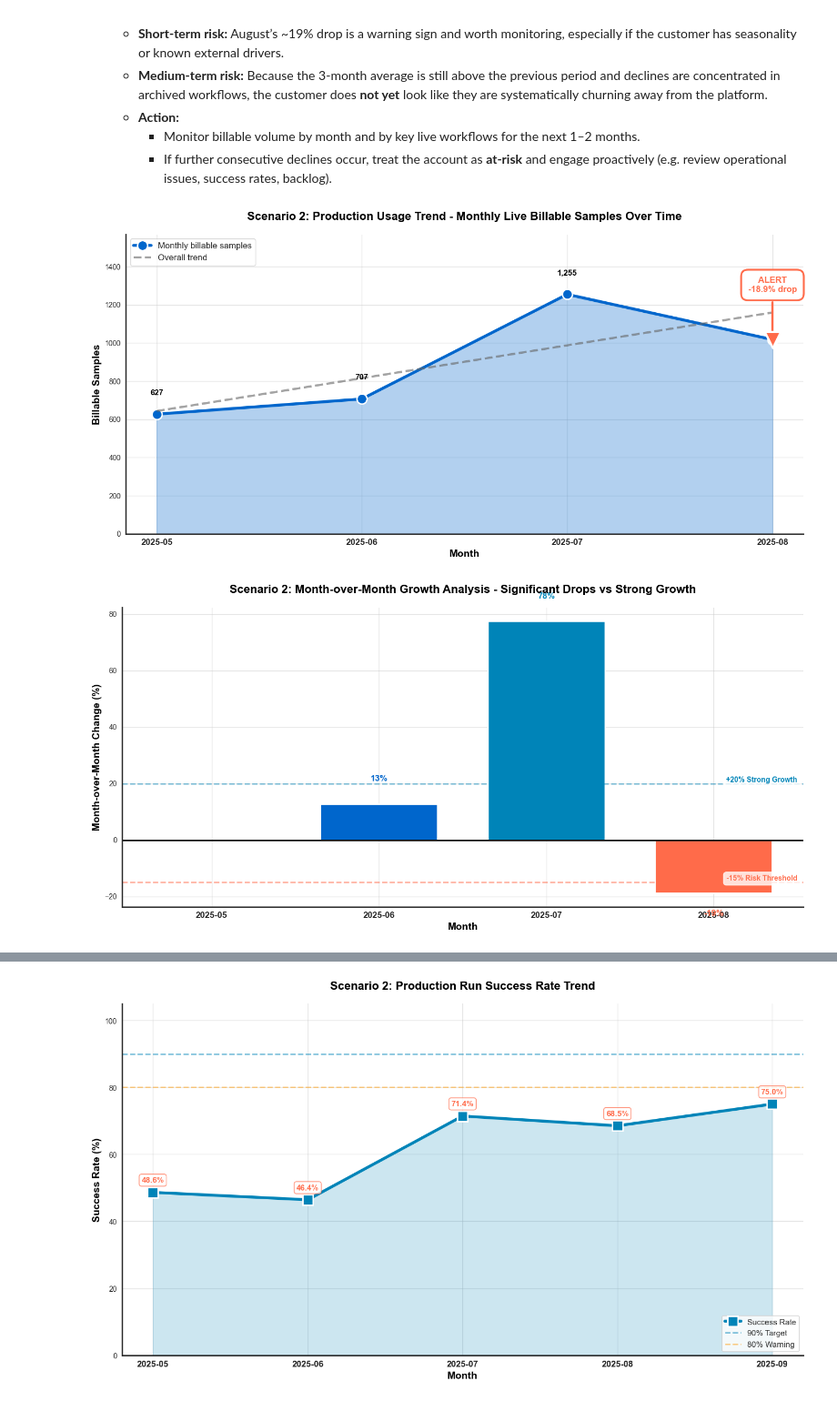
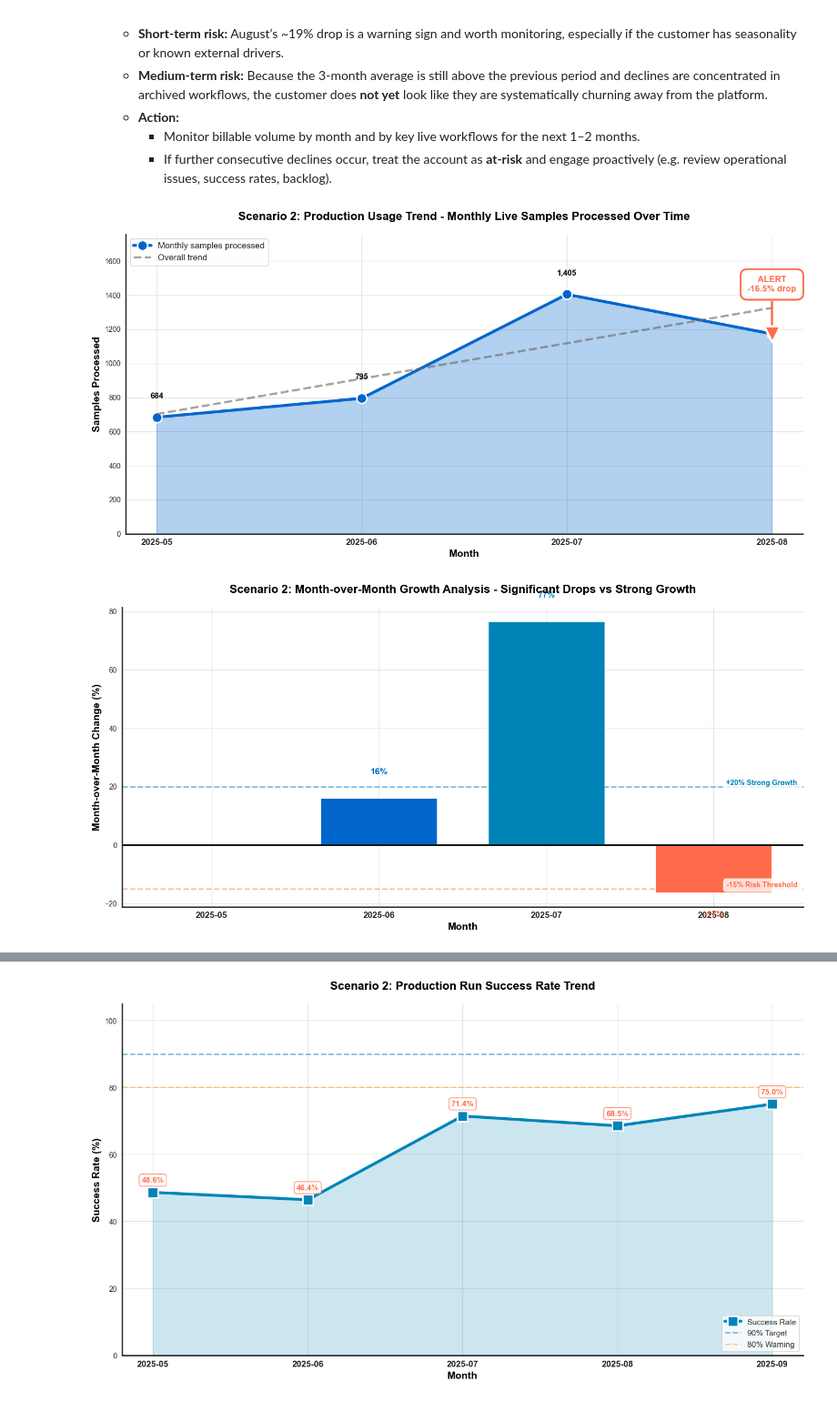
Before and after one commit to megpatakota/customer_data_analysis, a Jupyter notebook: main.ipynb, the cells around one changed output, grey strips where cells are left out. Shown at 91% size. Saved outputs shown, nothing was run; the diff lists cells and outputs as text; code cells hidden in the pictures.

Commit message:
advanced analysis

```diff
--- a/main.ipynb
+++ b/main.ipynb
@@ -402,45 +431,45 @@ print("=" * 80)
 print("SCENARIO 2 – CUSTOMER HEALTH")
 print("=" * 80)
 
-# Reuse billable_live from Scenario 1 (live, finished, pass QC only)
-if 'billable_live' not in locals() or billable_live.empty:
-    print("No billable live samples available – run Scenario 1 cell first.")
+# Scenario 2: Usage Analysis - Get ALL samples in LIVE runs (regardless of QC)
+# Why: For customer usage trends, we care about all processing activity, not just billable
+if 'checks_live_success' not in locals() or checks_live_success.empty:
+    print("Run Scenario 1 cell first to create checks_live_success.")
 else:
-    billable_live = billable_live.copy()
-    billable_live["YEAR_MONTH"] = billable_live["TIMESTAMP"].dt.to_period("M")
+    # For usage analysis, use ALL samples in finished LIVE runs (not just pass QC)
+    usage_live = checks_live_success.copy()
+    usage_live["YEAR_MONTH"] = usage_live["TIMESTAMP"].dt.to_period("M")
 
-    # 1. Overall monthly usage trend (live billable samples)
+    # 1. Overall monthly usage trend (all LIVE samples in finished runs)
     usage_monthly = (
-        billable_live.groupby("YEAR_MONTH").agg(
-            BILLABLE_SAMPLES=("RUN_ID", "count"),
+        usage_live.groupby("YEAR_MONTH").agg(
+            SAMPLES_PROCESSED=("RUN_ID", "count"),
             UNIQUE_RUNS=("RUN_ID", "nunique"),
-        )
-        .sort_index()
+        ).sort_index()
     )
-    usage_monthly["MOM_CHANGE_PCT"] = usage_monthly["BILLABLE_SAMPLES"].pct_change() * 100
+    usage_monthly["MOM_CHANGE_PCT"] = usage_monthly["SAMPLES_PROCESSED"].pct_change() * 100
 
-    print("\nMonthly billable usage (live):")
+    print("\nMonthly usage (all samples in finished LIVE runs):")
     print(usage_monthly)
 
     # 2. Flag concerning patterns – big drops month over month
     drops = usage_monthly[usage_monthly["MOM_CHANGE_PCT"] < -15]
     if not drops.empty:
-        print("\nALERT: Months with >15% drop in billable volume vs previous month:")
-        print(drops[["BILLABLE_SAMPLES", "MOM_CHANGE_PCT"]])
+        print("\nALERT: Months with >15% drop in processing volume vs previous month:")
+        print(drops[["SAMPLES_PROCESSED", "MOM_CHANGE_PCT"]])
     else:
-        print("\nNo months with >15% drop in billable volume.")
+        print("\nNo months with >15% drop in processing volume.")
 
     # 3. Workflow-level trends – which live workflows are dropping
-    # billable_live already has workflow metadata from df_checks merge
     wf_monthly = (
-        billable_live.groupby(["WORKFLOW_NAME", "YEAR_MONTH"]).size().to_frame("SAMPLES")
+        usage_live.groupby(["WORKFLOW_NAME", "YEAR_MONTH"]).size().to_frame("SAMPLES")
     )
     wf_monthly["MOM_CHANGE_PCT"] = (
         wf_monthly.groupby("WORKFLOW_NAME")["SAMPLES"].pct_change() * 100
     )
 
     # Last two months comparison per workflow
-    latest_two_months = sorted(billable_live["YEAR_MONTH"].unique())[-2:]
+    latest_two_months = sorted(usage_live["YEAR_MONTH"].unique())[-2:]
     wf_latest = (
         wf_monthly
         .reset_index()
@@ -464,8 +493,8 @@ else:
 
     # 4. Simple health summary
     print("\nHealth summary (live usage):")
-    last_3 = usage_monthly["BILLABLE_SAMPLES"].tail(3)
-    prev_3 = usage_monthly["BILLABLE_SAMPLES"].tail(6).head(3)
+    last_3 = usage_monthly["SAMPLES_PROCESSED"].tail(3)
+    prev_3 = usage_monthly["SAMPLES_PROCESSED"].tail(6).head(3)
     if len(last_3) == 3 and len(prev_3) == 3:
         last_3_avg = last_3.mean()
         prev_3_avg = prev_3.mean()
@@ -624,20 +834,20 @@ else:
 # What we're showing: Monthly billable samples with trend line, highlighting significant drops
 # Why: Shows overall growth trajectory and identifies concerning drops that exceed risk threshold
 
-if 'billable_live' not in locals() or billable_live.empty:
-    print("Run Scenario 1 cells first.")
+if 'usage_live' not in locals() or usage_live.empty:
+    print("Run Scenario 2 analysis cell first to create usage_live.")
 else:
-    visual1_usage_trend(billable_live)
+    visual1_usage_trend(usage_live)
 # %% [output]
-[figure, old version]
+[figure, new version]
 # %%
 # Scenario 2 - Visual 2: Month-over-Month Growth Rate
 # What we're showing: Month-over-month percentage change in billable samples
 # Why: Highlights significant drops and growth periods to identify trends
 
-if 'billable_live' not in locals() or billable_live.empty:
+if 'usage_live' not in locals() or usage_live.empty:
     print("Run previous cells first.")
 else:
-    visual2_mom_growth(billable_live)
+    visual2_mom_growth(usage_live)
 # %% [output]
-[figure, old version]
+[figure, new version]
```
Also changed, not shown: parts of 24 cells of this notebook, 10 other files.
